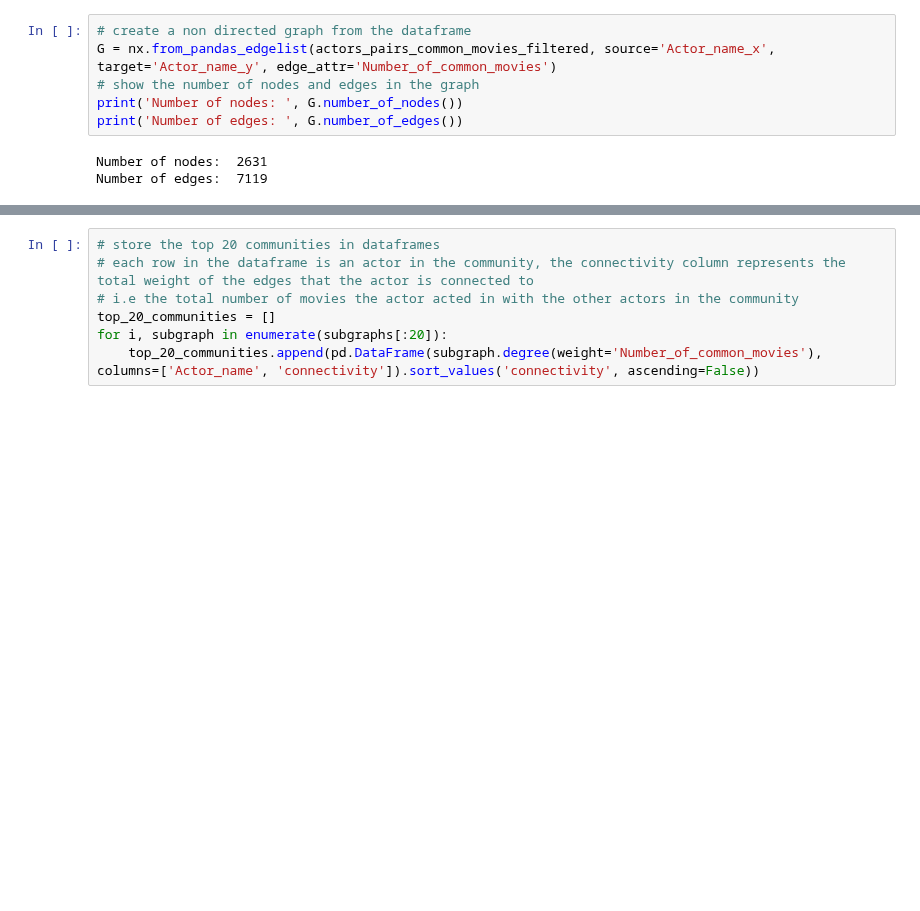
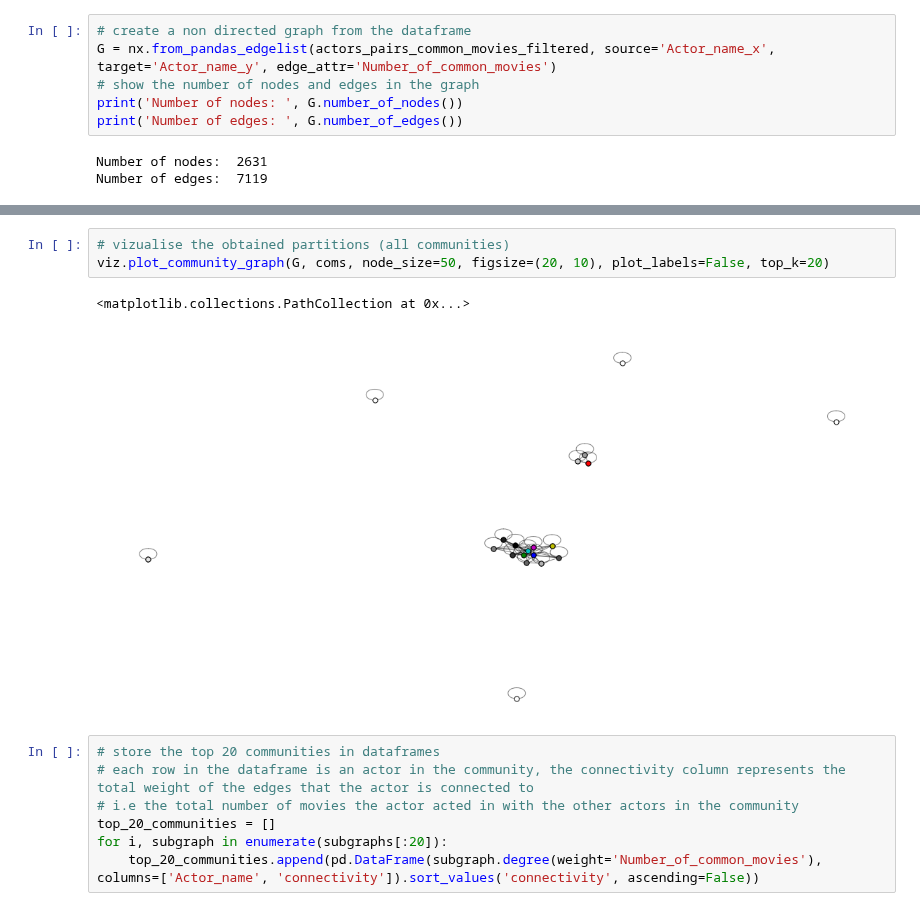
Before and after one commit to epfl-ada/ada-2022-project-addaxx, a Jupyter notebook: CMU.ipynb, the cells around one changed output, grey strips where cells are left out. Saved outputs shown, nothing was run; the diff lists cells and outputs as text; blank space fills up the shorter version.

```diff
--- a/CMU.ipynb
+++ b/CMU.ipynb
@@ -244,3 +242,9 @@ viz.plot_network_clusters(G, coms, node_size=20, figsize=(20, 20), plot_labels=F
+# %%
+# vizualise the obtained partitions (all communities)
+viz.plot_community_graph(G, coms, node_size=50, figsize=(20, 10), plot_labels=False, top_k=20)
+# %% [output]
+<matplotlib.collections.PathCollection at 0x...>
+[figure, added]
 # %%
 # store the top 20 communities in dataframes
 # each row in the dataframe is an actor in the community, the connectivity column represents the total weight of the edges that the actor is connected to
```
Also changed, not shown: parts of 8 cells of this notebook, 1 other file.
